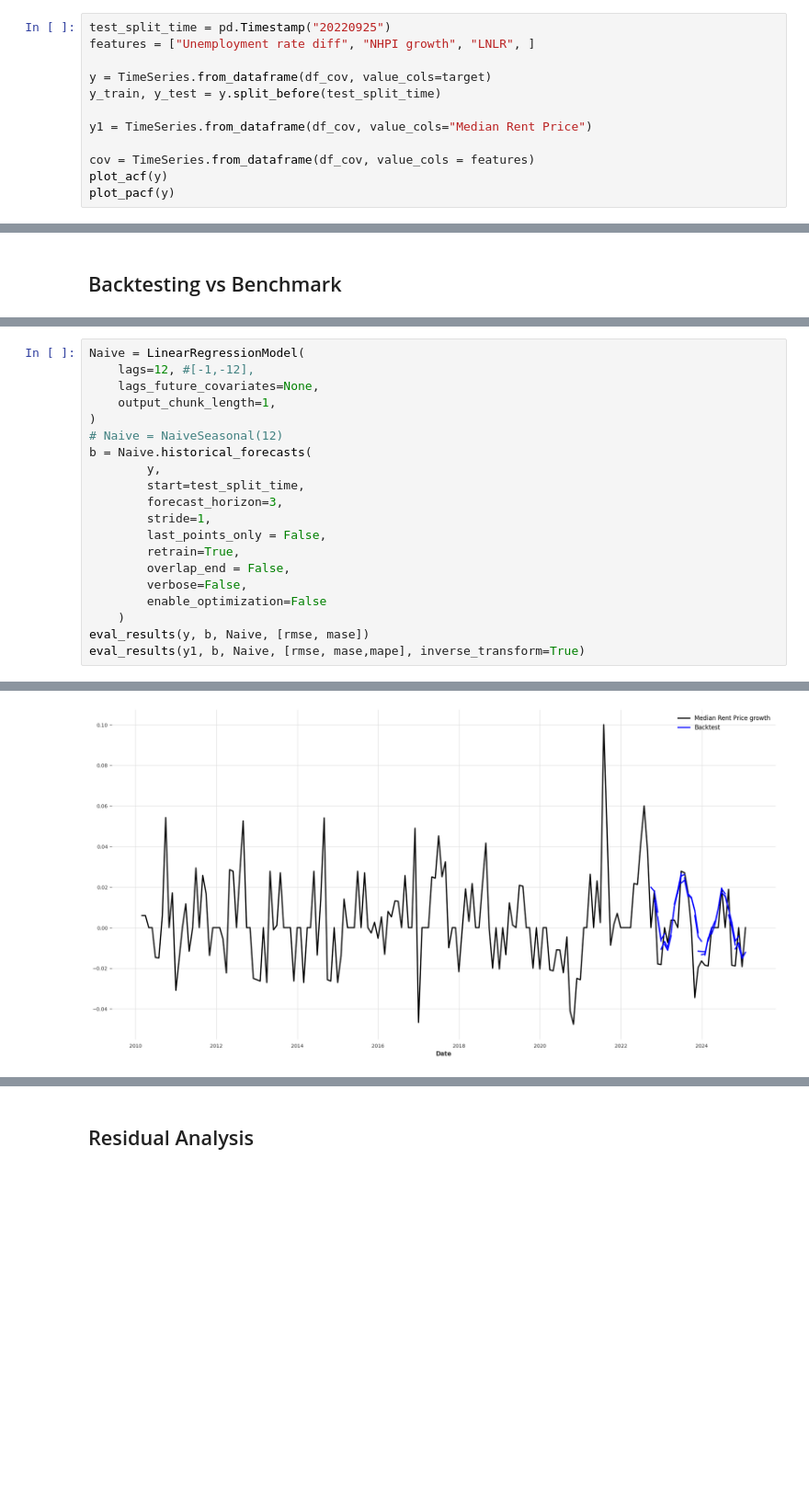
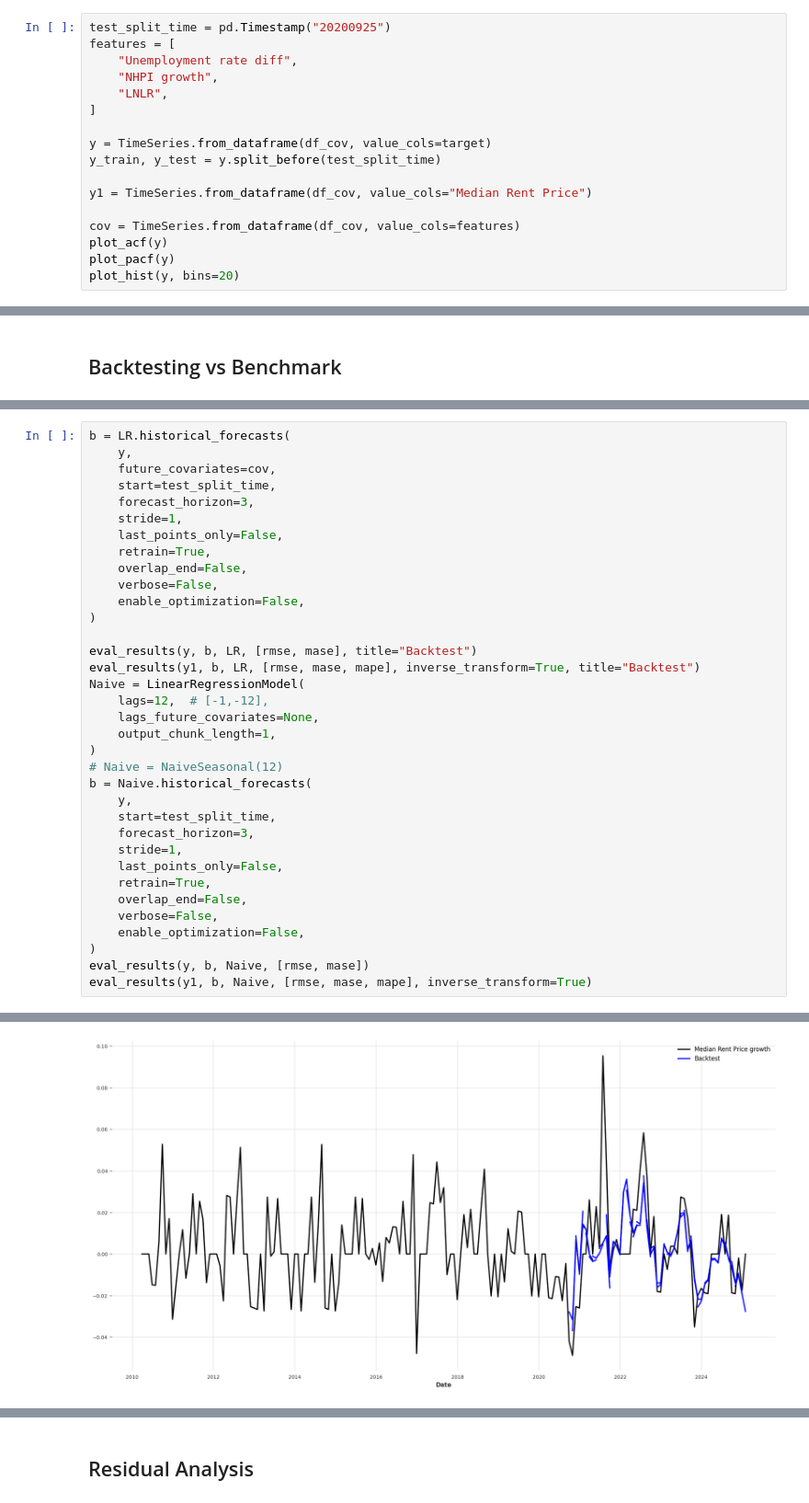
Before and after one commit to PakAndrey/Canada-RE-forecasting, a Jupyter notebook: Toronto_rent_forecasting.ipynb, the cells around one changed output, grey strips where cells are left out. Shown at 92% size. Drawn from its saved outputs; the diff is of its cells as text; blank space fills up the shorter version.

```diff
--- a/Toronto_rent_forecasting.ipynb
+++ b/Toronto_rent_forecasting.ipynb
@@ -210,15 +235,20 @@ def eval_results(y, f, model, metrics, inverse_transform = False, last_points_on
 # %%
-test_split_time = pd.Timestamp("20220925")
-features = ["Unemployment rate diff", "NHPI growth", "LNLR", ]
+test_split_time = pd.Timestamp("20200925")
+features = [
+    "Unemployment rate diff",
+    "NHPI growth",
+    "LNLR",
+]
 
 y = TimeSeries.from_dataframe(df_cov, value_cols=target)
 y_train, y_test = y.split_before(test_split_time)
 
 y1 = TimeSeries.from_dataframe(df_cov, value_cols="Median Rent Price")
 
-cov = TimeSeries.from_dataframe(df_cov, value_cols = features)
+cov = TimeSeries.from_dataframe(df_cov, value_cols=features)
 plot_acf(y)
 plot_pacf(y)
+plot_hist(y, bins=20)
 # %% [output]
 [figure]
 [figure]
@@ -288,21 +316,36 @@ mape: 1.1970
 # %%
+b = LR.historical_forecasts(
+    y,
+    future_covariates=cov,
+    start=test_split_time,
+    forecast_horizon=3,
+    stride=1,
+    last_points_only=False,
+    retrain=True,
+    overlap_end=False,
+    verbose=False,
+    enable_optimization=False,
+)
+
+eval_results(y, b, LR, [rmse, mase], title="Backtest")
+eval_results(y1, b, LR, [rmse, mase, mape], inverse_transform=True, title="Backtest")
 Naive = LinearRegressionModel(
-    lags=12, #[-1,-12],
+    lags=12,  # [-1,-12],
     lags_future_covariates=None,
     output_chunk_length=1,
 )
 # Naive = NaiveSeasonal(12)
 b = Naive.historical_forecasts(
-        y,
-        start=test_split_time,
-        forecast_horizon=3,
-        stride=1,
-        last_points_only = False,
-        retrain=True,
-        overlap_end = False,
-        verbose=False,
-        enable_optimization=False
-    )
+    y,
+    start=test_split_time,
+    forecast_horizon=3,
+    stride=1,
+    last_points_only=False,
+    retrain=True,
+    overlap_end=False,
+    verbose=False,
+    enable_optimization=False,
+)
 eval_results(y, b, Naive, [rmse, mase])
-eval_results(y1, b, Naive, [rmse, mase,mape], inverse_transform=True)
+eval_results(y1, b, Naive, [rmse, mase, mape], inverse_transform=True)
 # %% [output]
@@ -316 +366 @@ mape: 1.6614
-[figure, old version]
+[figure, new version]
```
Also changed, not shown: parts of 17 cells of this notebook, 19 other files.
